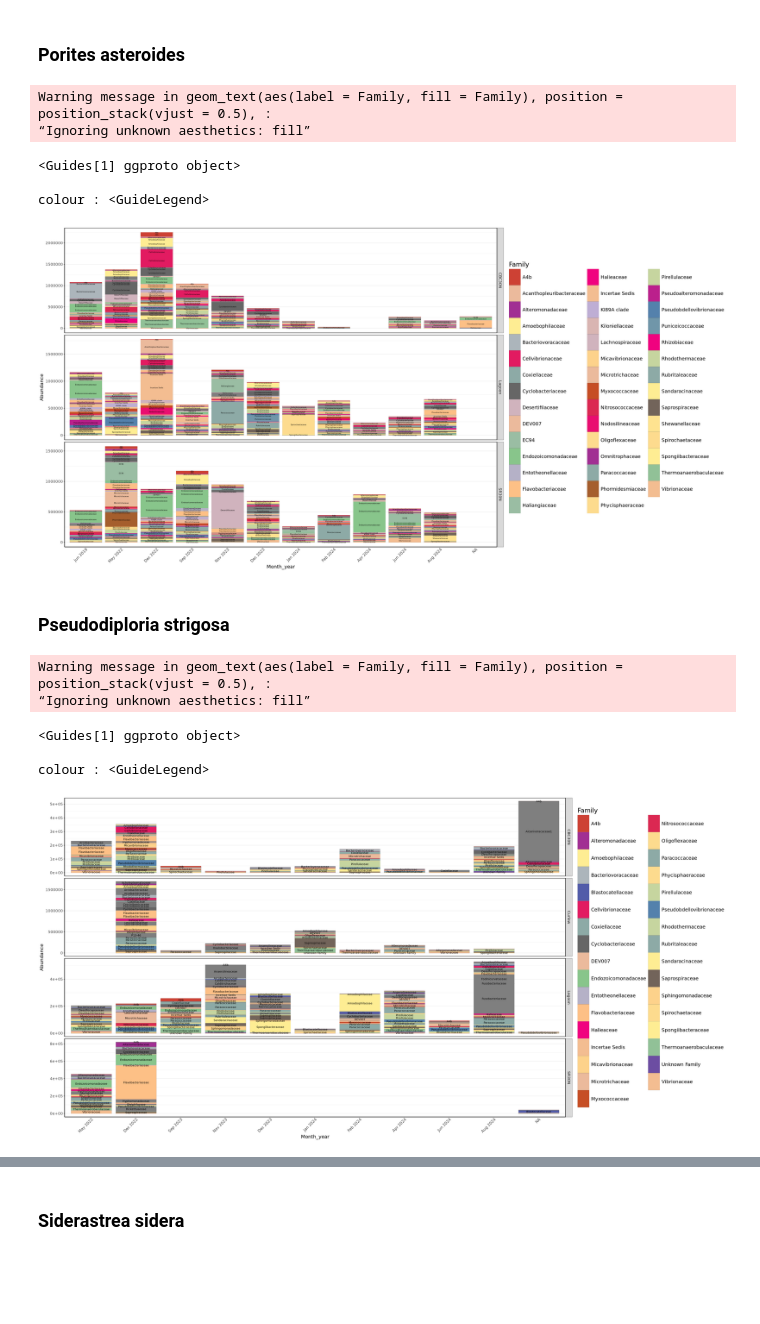
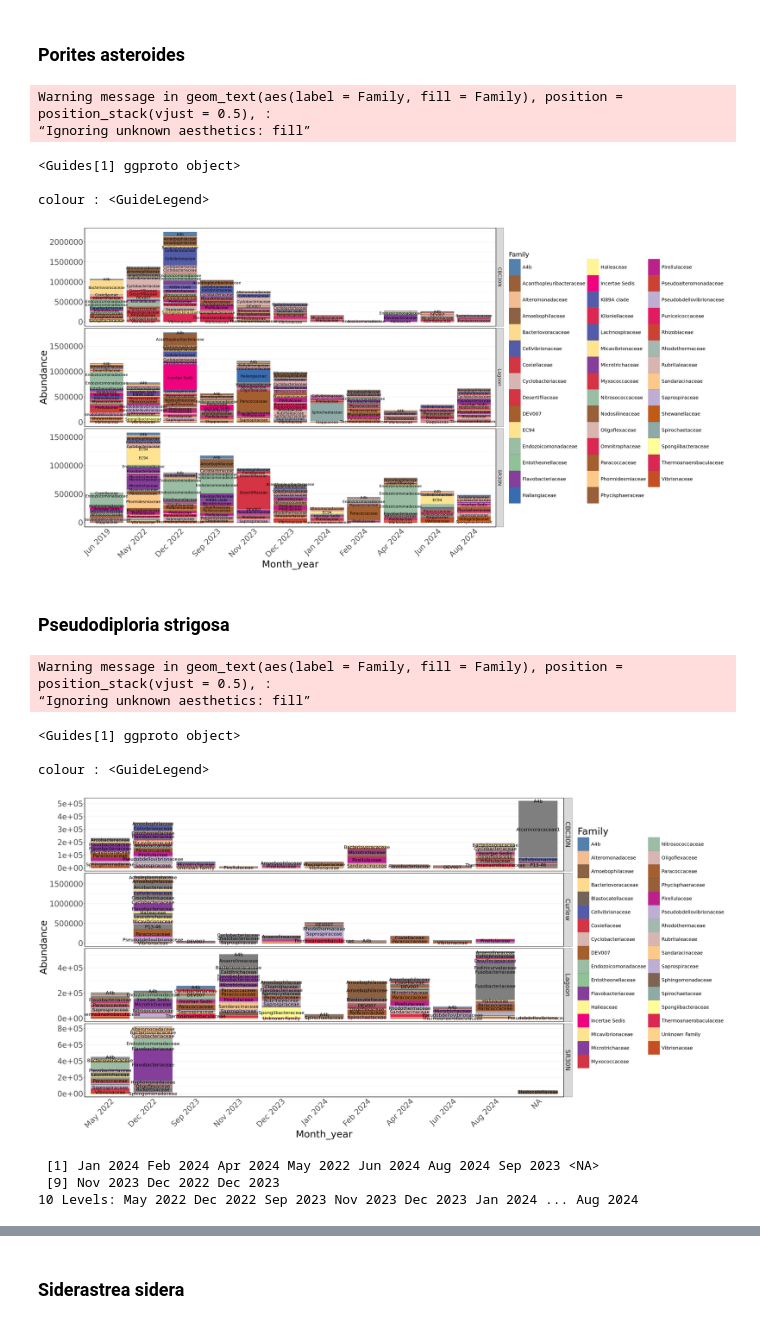
Before and after one commit to cdesouza02/BEL_16S_ITS2, a Jupyter notebook: BEL_16S_outputs/species.ipynb, the cells around one changed output, grey strips where cells are left out. Saved outputs shown, nothing was run; the diff lists cells and outputs as text; code cells hidden in the pictures; blank space fills up the shorter version.

Commit message:
new plots of species facetted by transect

```diff
--- a/BEL_16S_outputs/species.ipynb
+++ b/BEL_16S_outputs/species.ipynb
@@ -124,38 +104,38 @@ top50_past <- prune_taxa(top50_past, ps_past)
 
 #plot
 past <- plot_bar(top50_past, x="Month_year", fill = "Family") +
-  facet_wrap(Transect ~., strip.position = "right", ncol = 1, scales = "free_y") +
+  facet_wrap(Transect ~., strip.position = "right",  ncol = 1, scales = "free_y") + # Set desired font size
   geom_bar(aes(color = Family, fill = Family),
            stat = "identity", position = "stack") +
   geom_text(aes(label = Family, fill = Family),
             position = position_stack(vjust = 0.5),
-            color = "black", size = 2, check_overlap = TRUE) +
+            color = "black", size = 4, check_overlap = TRUE) +
   scale_fill_manual(values = famcolors, drop = TRUE) +
   scale_color_manual(values = famcolors, drop = TRUE) +
   theme_bw() +
-  theme(
+  theme(strip.text = element_text(size = 15), #facet text size
     legend.position = "right",
       legend.title = element_text(size = 20),
   legend.text = element_text(size = 15),
   legend.key.width = unit(1.3, "cm"),     # make the legend keys wider
   legend.key.height = unit(1.8, "cm"),   # make them taller
     panel.border = element_rect(color = "black", fill = NA, linewidth = 1),
     panel.grid.major.x = element_blank(),
     panel.grid.minor.x = element_blank(),
     axis.ticks.x = element_blank(),
     axis.line = element_line(color = "black"),
     axis.text.x = element_text(angle = 45, vjust = 1, hjust = 1),
-    text = element_text(size = 15)
+    text = element_text(size = 30)
   )
 guides(color = guide_legend(override.aes = list(size = 6)))
 past
 # %% [output]
 Warning message in geom_text(aes(label = Family, fill = Family), position = position_stack(vjust = 0.5), :
 “Ignoring unknown aesthetics: fill”
 <Guides[1] ggproto object>
 
 colour : <GuideLegend>
-[figure, old version]
+[figure, new version]
 # %% [markdown]
 ### Pseudodiploria strigosa
 # %%
@@ -170,23 +150,23 @@ fam_pstr <- plot_bar(fam_pstr, x="Month_year", fill="Family") +
            stat = "identity", position = "stack") +
   geom_text(aes(label = Family, fill = Family),
             position = position_stack(vjust = 0.5),
-            color = "black", size = 3, check_overlap = TRUE) +
+            color = "black", size = 5, check_overlap = TRUE) +
   scale_fill_manual(values = famcolors, drop = TRUE) +
   scale_color_manual(values = famcolors, drop = TRUE) +
   theme_bw() +
-  theme(
+  theme(strip.text = element_text(size = 20), #facet text size
     legend.position = "right",
-      legend.title = element_text(size = 20),
+      legend.title = element_text(size = 30),
   legend.text = element_text(size = 15),
   legend.key.width = unit(1.3, "cm"),     # make the legend keys wider
-  legend.key.height = unit(1.9, "cm"),   # make them taller
+  legend.key.height = unit(1.5, "cm"),   # make them taller
     panel.border = element_rect(color = "black", fill = NA, linewidth = 1),
     panel.grid.major.x = element_blank(),
     panel.grid.minor.x = element_blank(),
     axis.ticks.x = element_blank(),
     axis.line = element_line(color = "black"),
     axis.text.x = element_text(angle = 45, vjust = 1, hjust = 1),
-    text = element_text(size = 15)
+    text = element_text(size = 30)
   )
 guides(color = guide_legend(override.aes = list(size = 6)))
 fam_pstr
@@ -196,4 +176,12 @@ Warning message in geom_text(aes(label = Family, fill = Family), position = posi
 <Guides[1] ggproto object>
 
 colour : <GuideLegend>
-[figure, old version]
+[figure, new version]
+# %%
+## why do I have NA values for ps_pstr
+
+unique(sample_data(ps_pstr)$Month_year)
+# %% [output]
+ [1] Jan 2024 Feb 2024 Apr 2024 May 2022 Jun 2024 Aug 2024 Sep 2023 <NA>
+ [9] Nov 2023 Dec 2022 Dec 2023
+10 Levels: May 2022 Dec 2022 Sep 2023 Nov 2023 Dec 2023 Jan 2024 ... Aug 2024
```
Also changed, not shown: parts of 5 cells of this notebook.
